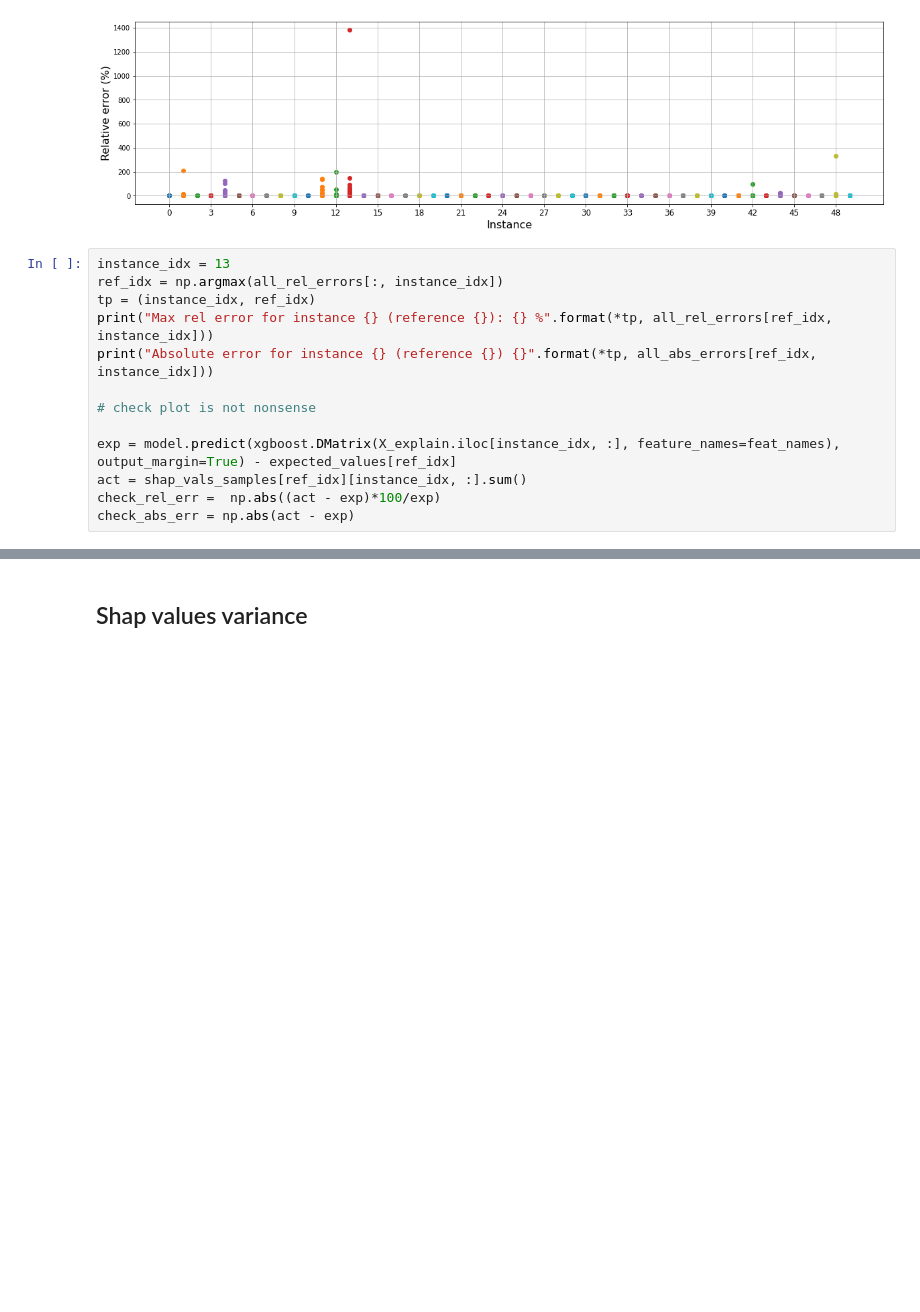
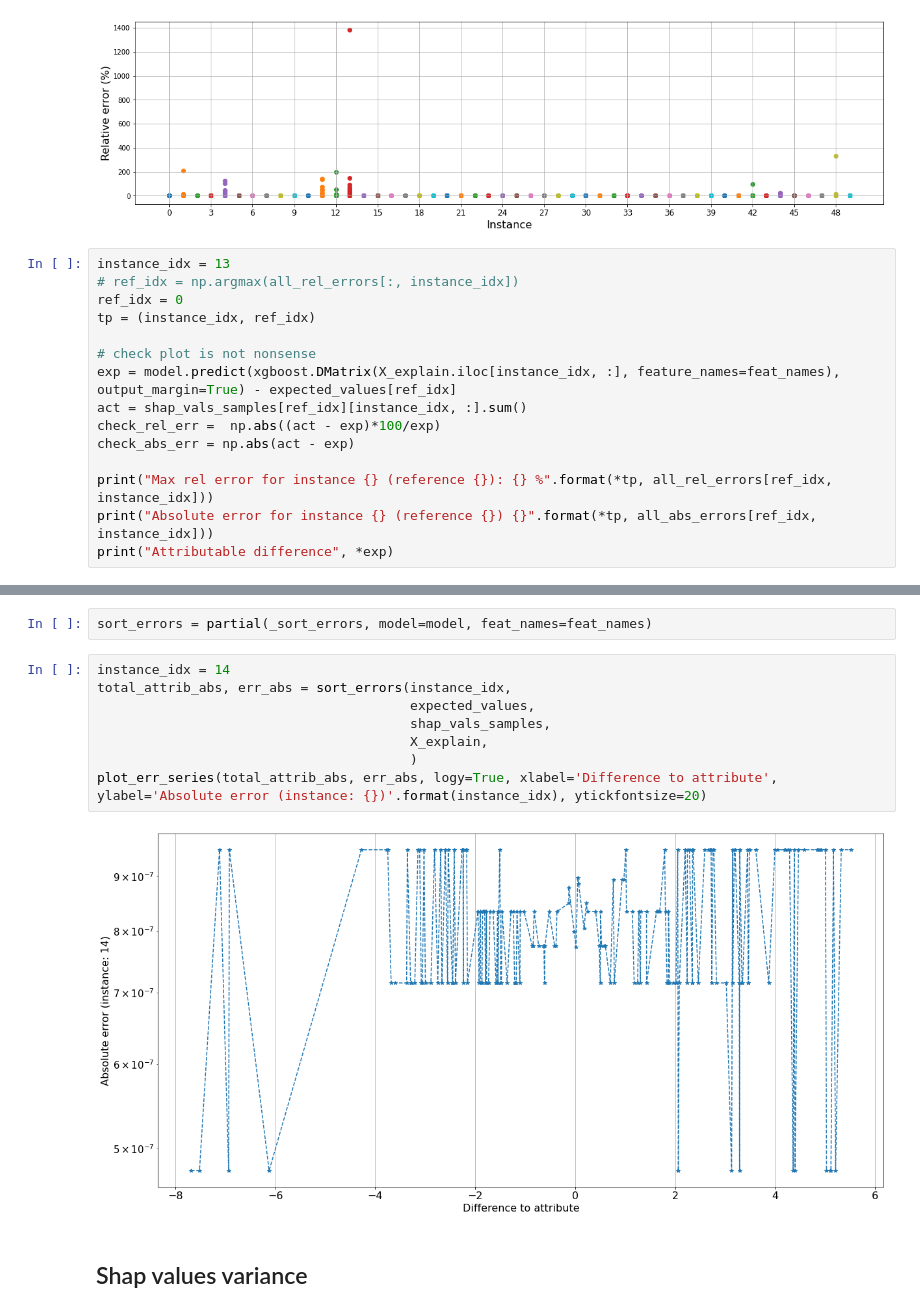
Before and after one commit to alexcoca/shap, a Jupyter notebook: notebooks/tree_explainer/interventional_shap_analysis.ipynb, the cells around one changed output, grey strips where cells are left out. Cells and saved outputs as stored; diff of their text form; blank space fills up the shorter version.

Commit message:
add plots of errors as a function of the instance to be explained

```diff
--- a/notebooks/tree_explainer/interventional_shap_analysis.ipynb
+++ b/notebooks/tree_explainer/interventional_shap_analysis.ipynb
@@ -231,15 +232,17 @@ plot_errors(all_rel_errors, ylabel='Relative error (%)')
 [figure]
 # %%
 instance_idx = 13
-ref_idx = np.argmax(all_rel_errors[:, instance_idx])
+# ref_idx = np.argmax(all_rel_errors[:, instance_idx])
+ref_idx = 0
 tp = (instance_idx, ref_idx)
-print("Max rel error for instance {} (reference {}): {} %".format(*tp, all_rel_errors[ref_idx, instance_idx]))
-print("Absolute error for instance {} (reference {}) {}".format(*tp, all_abs_errors[ref_idx, instance_idx]))
 
 # check plot is not nonsense
-
 exp = model.predict(xgboost.DMatrix(X_explain.iloc[instance_idx, :], feature_names=feat_names), output_margin=True) - expected_values[ref_idx]
 act = shap_vals_samples[ref_idx][instance_idx, :].sum()
 check_rel_err =  np.abs((act - exp)*100/exp)
 check_abs_err = np.abs(act - exp)
+
+print("Max rel error for instance {} (reference {}): {} %".format(*tp, all_rel_errors[ref_idx, instance_idx]))
+print("Absolute error for instance {} (reference {}) {}".format(*tp, all_abs_errors[ref_idx, instance_idx]))
+print("Attributable difference", *exp)
 # %% [output]
@@ -248,3 +299,15 @@ Absolute error for instance 13 (reference 9) 0.06100186066760216
+# %%
+sort_errors = partial(_sort_errors, model=model, feat_names=feat_names)
+# %%
+instance_idx = 14
+total_attrib_abs, err_abs = sort_errors(instance_idx,
+                                        expected_values,
+                                        shap_vals_samples,
+                                        X_explain,
+                                        )
+plot_err_series(total_attrib_abs, err_abs, logy=True, xlabel='Difference to attribute', ylabel='Absolute error (instance: {})'.format(instance_idx), ytickfontsize=20)
+# %% [output]
+[figure, added]
 # %% [markdown]
 ## Shap values variance
 # %%
```
Also changed, not shown: parts of 3 cells of this notebook.
